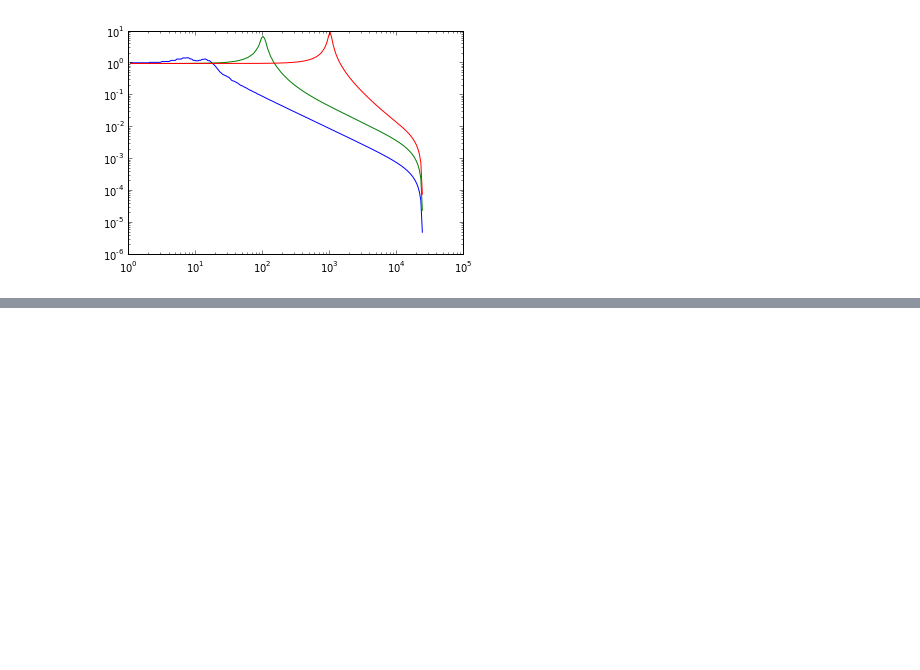
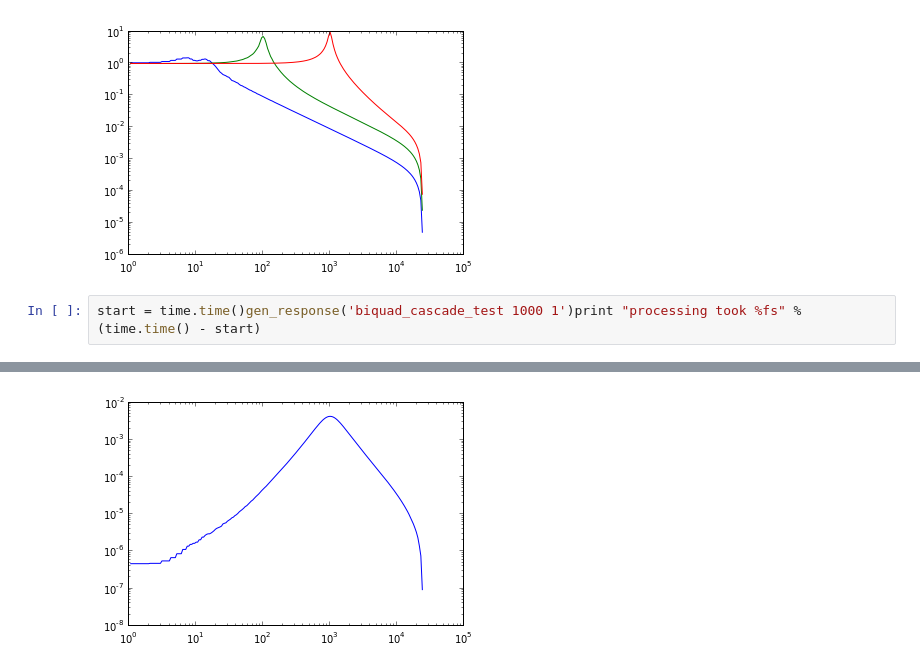
Before and after one commit to moof2k/ladspa-fx, a Jupyter notebook: filter_response.ipynb, the cells around one changed output, grey strips where cells are left out. Saved outputs shown, nothing was run; the diff lists cells and outputs as text; blank space fills up the shorter version.

Commit message:
Added biquad cascade test, plotting in dB

```diff
--- a/filter_response.ipynb
+++ b/filter_response.ipynb
@@ -15,3 +15,6 @@ start = time.time()gen_response('biquad_test 10 10')gen_response('biquad_test 10
 # %% [output]
 processing took 15.973660s
 [figure]
+# %%
+start = time.time()gen_response('biquad_cascade_test 1000 1')print "processing took %fs" % (time.time() - start)
+# %% [output]
@@ -17,0 +22 @@ processing took 15.973660s
+[figure, added]
```
Also changed, not shown: parts of 1 cell of this notebook, 4 other files.
